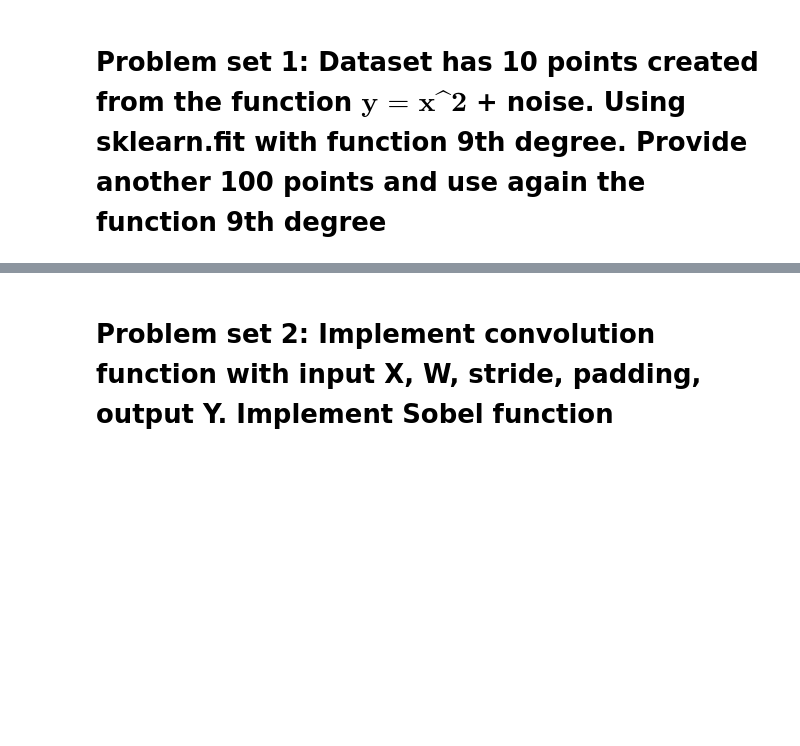
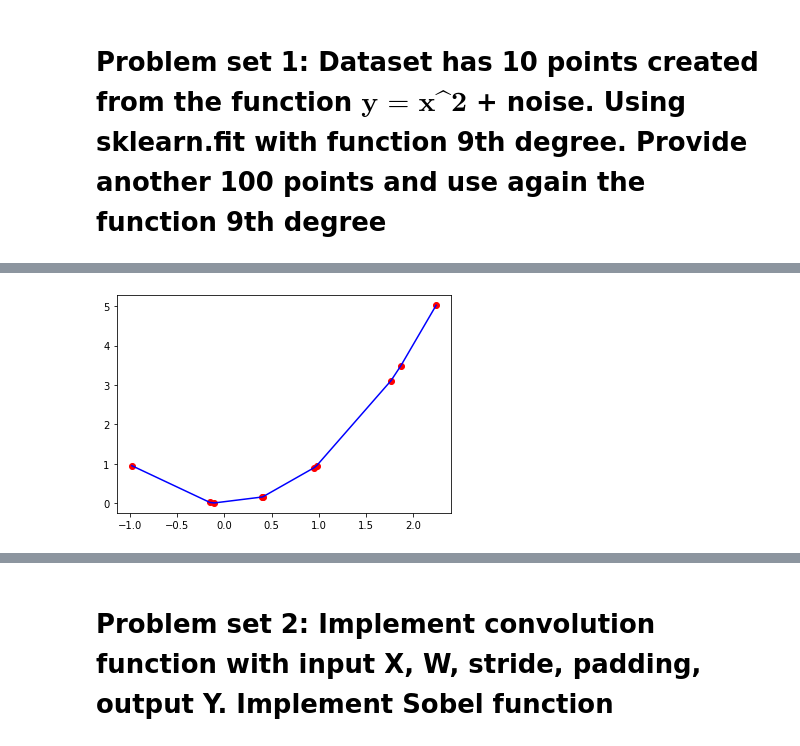
Before and after one commit to chuducthang77/Deep-Learning-project, a Jupyter notebook: Convolution_network.ipynb, the cells around one changed output, grey strips where cells are left out. Drawn from its saved outputs; the diff is of its cells as text; code cells hidden in the pictures; blank space fills up the shorter version.

```diff
--- a/Convolution_network.ipynb
+++ b/Convolution_network.ipynb
@@ -4,0 +24,19 @@
+# %%
+#Create a transformed model
+model = PolynomialFeatures(degree=9)
+X_transform = model.fit_transform(X)
+linear = LinearRegression()
+linear.fit(X_transform, y)
+y_pred = linear.predict(X_transform)
+# %%
+#Plot on the graph
+plt.scatter(X, y, c='r')
+
+sort_axis = operator.itemgetter(0)
+sorted_zip = sorted(zip(X,y_pred), key=sort_axis)
+x_sort, y_sort = zip(*sorted_zip)
+
+plt.plot(x_sort, y_sort, c='b')
+plt.show()
+# %% [output]
+[figure, added]
```
Also changed, not shown: parts of 29 cells of this notebook.
